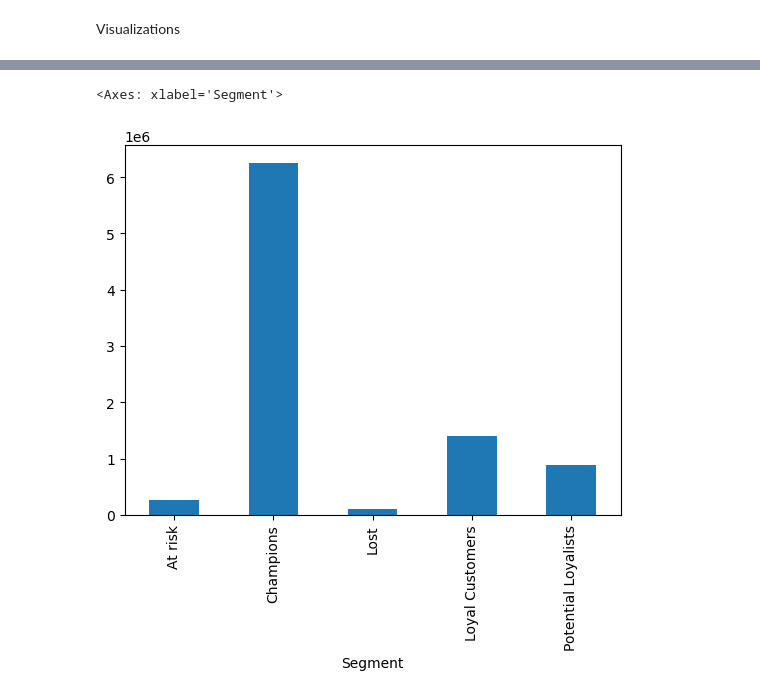
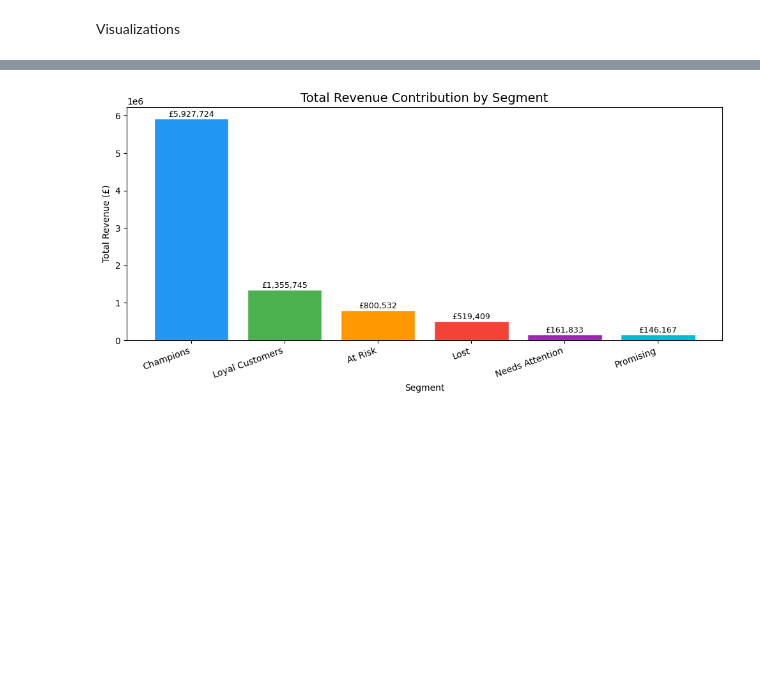
Before and after one commit to aryapatange/Customer-Segmentation, a Jupyter notebook: notebooks/03_business_insights.ipynb, the cells around one changed output, grey strips where cells are left out. Saved outputs shown, nothing was run; the diff lists cells and outputs as text; code cells hidden in the pictures; blank space fills up the shorter version.

```diff
--- a/notebooks/03_business_insights.ipynb
+++ b/notebooks/03_business_insights.ipynb
@@ -57,6 +75,25 @@ Champions contribute the highest revenue, even though they are fewer in number.
 # %% [markdown]
 Visualizations
 # %%
-#segment count
-rfm_df['Segment'].value_counts().plot(kind='bar')
+#segment size
+import matplotlib.pyplot as plt
+import matplotlib.ticker as mtick
+
+segment_counts = rfm_df['Segment'].value_counts()
+
+plt.figure(figsize=(10, 5))
+bars = plt.bar(segment_counts.index, segment_counts.values,
+               color=['#2196F3','#4CAF50','#FF9800','#F44336','#9C27B0','#00BCD4'],
+               edgecolor='white')
+
+for bar, val in zip(bars, segment_counts.values):
+    plt.text(bar.get_x() + bar.get_width()/2, bar.get_height() + 10,
+             str(val), ha='center', va='bottom', fontsize=10)
+
+plt.title('Customer Count by Segment', fontsize=14)
+plt.xlabel('Segment')
+plt.ylabel('Number of Customers')
+plt.xticks(rotation=20, ha='right')
+plt.tight_layout()
+plt.show()
 # %% [output]
@@ -65,6 +101,21 @@ rfm_df['Segment'].value_counts().plot(kind='bar')
 # %%
-#revenue by segment
-rfm_df.groupby('Segment')['Monetary'].sum().plot(kind='bar')
+# revenue by segment
+revenue_by_segment = rfm_df.groupby('Segment')['Monetary'].sum().sort_values(ascending=False)
+
+plt.figure(figsize=(10, 5))
+bars = plt.bar(revenue_by_segment.index, revenue_by_segment.values,
+               color=['#2196F3','#4CAF50','#FF9800','#F44336','#9C27B0','#00BCD4'],
+               edgecolor='white')
+
+for bar, val in zip(bars, revenue_by_segment.values):
+    plt.text(bar.get_x() + bar.get_width()/2, bar.get_height() + 100,
+             f'£{val:,.0f}', ha='center', va='bottom', fontsize=9)
+
+plt.title('Total Revenue Contribution by Segment', fontsize=14)
+plt.xlabel('Segment')
+plt.ylabel('Total Revenue (£)')
+plt.xticks(rotation=20, ha='right')
+plt.tight_layout()
+plt.show()
 # %% [output]
-<Axes: xlabel='Segment'>
-[figure, old version]
+[figure, new version]
```
Also changed, not shown: parts of 15 cells of this notebook, 2 other files.
